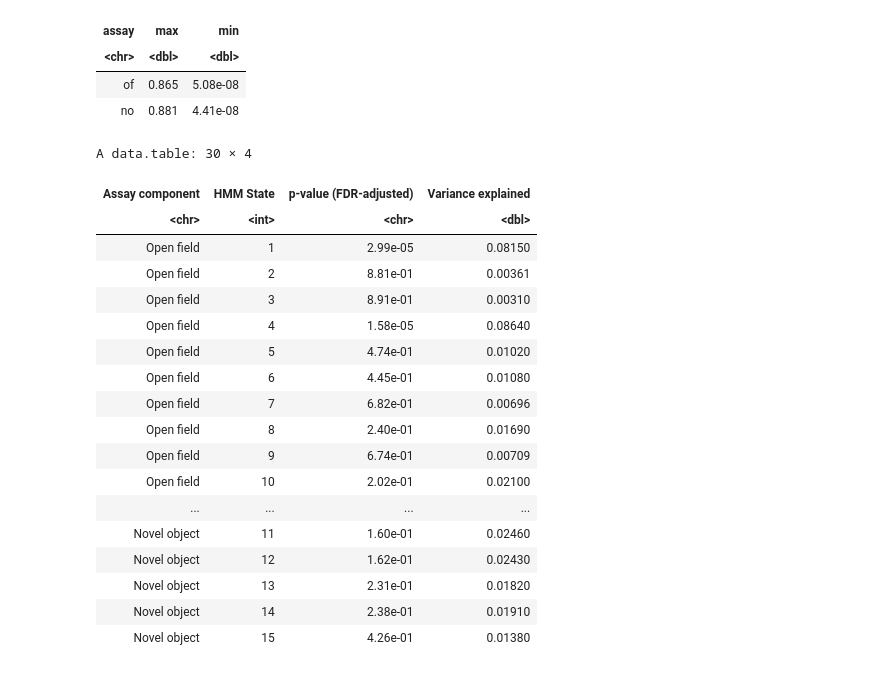
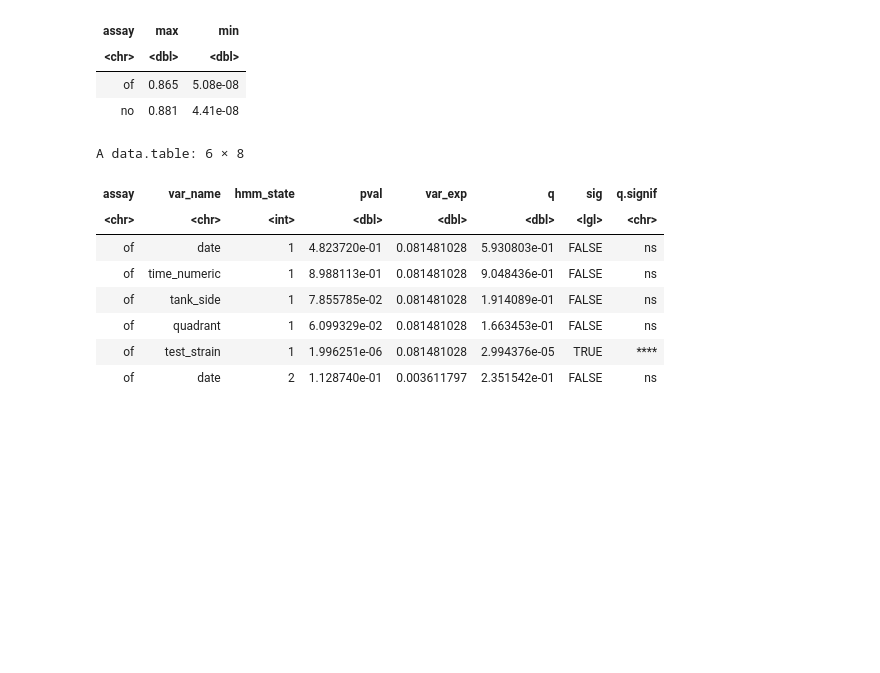
Before and after one commit to birneylab/medaka_behaviour_pilot, a Jupyter notebook: figures_and_tables/tableS2/tableS2.ipynb, the cells around one changed output. Drawn from its saved outputs; the diff is of its cells as text; code cells hidden in the pictures; blank space fills up the shorter version.

```diff
--- a/figures_and_tables/tableS2/tableS2.ipynb
+++ b/figures_and_tables/tableS2/tableS2.ipynb
@@ -190,35 +190,16 @@ A data.table: 2 × 3
 | <chr> | <dbl> | <dbl> |
 | of | 0.865 | 5.08e-08 |
 | no | 0.881 | 4.41e-08 |
-# %%
-pretty_df <- res[
-    var_name == "test_strain",
-    .(
-        `Assay component` = ifelse(assay == "of", "Open field", "Novel object"),
-        `HMM State` = hmm_state,
-        `p-value (FDR-adjusted)` = signif(q, 3) |> format(scientific = TRUE),
-        `Variance explained` = signif(var_exp, 3)
-    )
-]
-
-pretty_df
-# %% [output]
-A data.table: 30 × 4
-| Assay component | HMM State | p-value (FDR-adjusted) | Variance explained |
-| <chr> | <int> | <chr> | <dbl> |
-| Open field | 1 | 2.99e-05 | 0.08150 |
-| Open field | 2 | 8.81e-01 | 0.00361 |
-| Open field | 3 | 8.91e-01 | 0.00310 |
-| Open field | 4 | 1.58e-05 | 0.08640 |
-| Open field | 5 | 4.74e-01 | 0.01020 |
-| Open field | 6 | 4.45e-01 | 0.01080 |
-| Open field | 7 | 6.82e-01 | 0.00696 |
-| Open field | 8 | 2.40e-01 | 0.01690 |
-| Open field | 9 | 6.74e-01 | 0.00709 |
-| Open field | 10 | 2.02e-01 | 0.02100 |
-| ... | ... | ... | ... |
-| Novel object | 11 | 1.60e-01 | 0.02460 |
-| Novel object | 12 | 1.62e-01 | 0.02430 |
-| Novel object | 13 | 2.31e-01 | 0.01820 |
-| Novel object | 14 | 2.38e-01 | 0.01910 |
-| Novel object | 15 | 4.26e-01 | 0.01380 |
+# %%
+res <- res |> rstatix::add_significance(p.col = "q") |> as.data.table()
+head(res)
+# %% [output]
+A data.table: 6 × 8
+| assay | var_name | hmm_state | pval | var_exp | q | sig | q.signif |
+| <chr> | <chr> | <int> | <dbl> | <dbl> | <dbl> | <lgl> | <chr> |
+| of | date | 1 | 4.823720e-01 | 0.081481028 | 5.930803e-01 | FALSE | ns |
+| of | time_numeric | 1 | 8.988113e-01 | 0.081481028 | 9.048436e-01 | FALSE | ns |
+| of | tank_side | 1 | 7.855785e-02 | 0.081481028 | 1.914089e-01 | FALSE | ns |
+| of | quadrant | 1 | 6.099329e-02 | 0.081481028 | 1.663453e-01 | FALSE | ns |
+| of | test_strain | 1 | 1.996251e-06 | 0.081481028 | 2.994376e-05 | TRUE | **** |
+| of | date | 2 | 1.128740e-01 | 0.003611797 | 2.351542e-01 | FALSE | ns |
```
Also changed, not shown: parts of 2 cells of this notebook, 7 other files.
